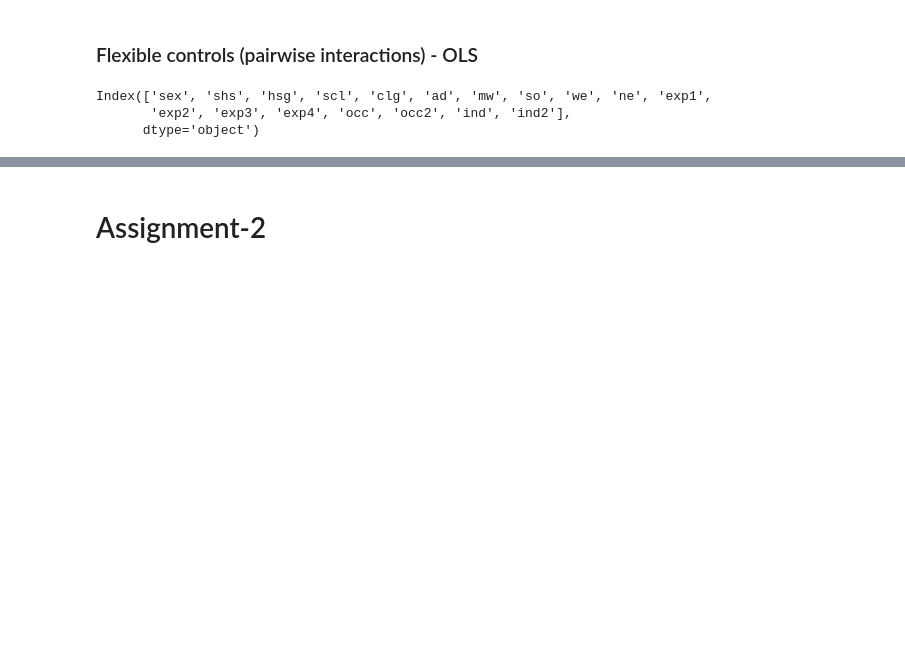
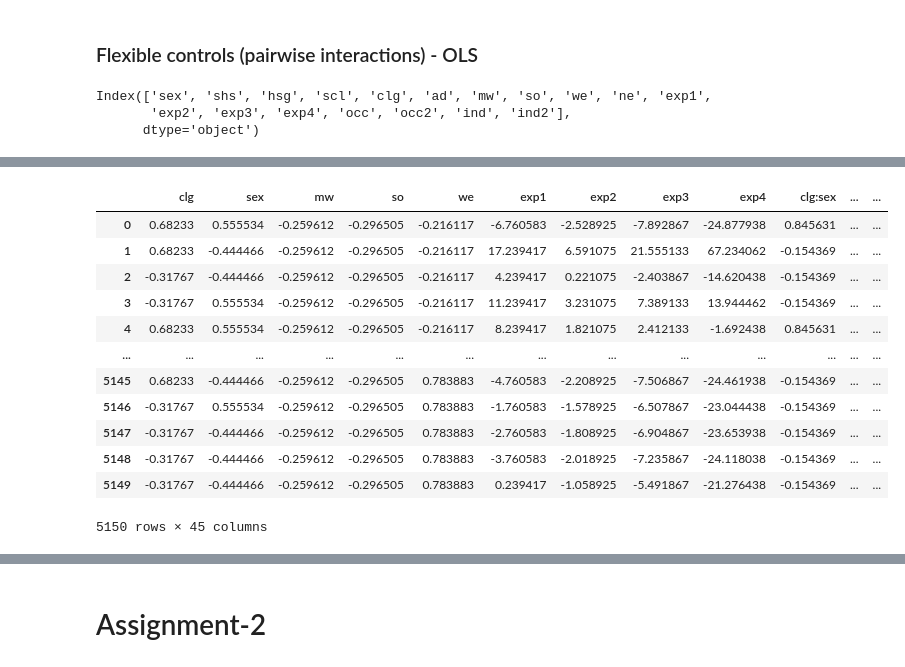
Before and after one commit to pradyumna-singh/MetricsMLNotebooks, a Jupyter notebook: hw/hw-2/HW-2.ipynb, the cells around one changed output, grey strips where cells are left out. Saved outputs shown, nothing was run; the diff lists cells and outputs as text; code cells hidden in the pictures; blank space fills up the shorter version.

```diff
--- a/hw/hw-2/HW-2.ipynb
+++ b/hw/hw-2/HW-2.ipynb
@@ -129,18 +223,4 @@ Index(['sex', 'shs', 'hsg', 'scl', 'clg', 'ad', 'mw', 'so', 'we', 'ne', 'exp1',
 # %%
-Zcontrols = patsy.dmatrix('0 + (shs+hsg+scl+clg+C(occ2)+C(ind2)+mw+so+we+exp1+exp2+exp3+exp4)**2',
+X = patsy.dmatrix('0 + (clg+sex+mw+so+we+exp1+exp2+exp3+exp4)**2',
                            Z, return_type='dataframe')
-
-Zcontrols = Zcontrols - Zcontrols.mean(axis=0)
+X = X - X.mean(axis=0)
-# %%
-ira_formula = "0 + (sex+mw+so+we+exp1+exp2+exp3+exp4+C(occ2)+C(ind2))**2"
-X = patsy.dmatrix(ira_formula, Z, return_type='dataframe')
-X.columns = [f'x{t}' for t in range(X.shape[1])] # clean column names
-X = (X - X.mean(axis=0)) # demean all control covariates
-
-# # construct interactions of treatment and (de-meaned covariates, 1)
-ira_formula = "clg * ("+ "+".join(X.columns) + ")"
-X['clg'] = Z['clg']
-X = patsy.dmatrix(ira_formula, X, return_type='dataframe')
-ira = sm.OLS(np.log(data[["wage"]]), X)
-ira_results = ira.fit(cov_type="HC1")
-ira_results.summary()
@@ -209,0 +241,16 @@ list(control_fit_extra.params.index)
+# %%
+X
+# %% [output]
+|  | clg | sex | mw | so | we | exp1 | exp2 | exp3 | exp4 | clg:sex | ... | ... |
+| 0 | 0.68233 | 0.555534 | -0.259612 | -0.296505 | -0.216117 | -6.760583 | -2.528925 | -7.892867 | -24.877938 | 0.845631 | ... | ... |
+| 1 | 0.68233 | -0.444466 | -0.259612 | -0.296505 | -0.216117 | 17.239417 | 6.591075 | 21.555133 | 67.234062 | -0.154369 | ... | ... |
+| 2 | -0.31767 | -0.444466 | -0.259612 | -0.296505 | -0.216117 | 4.239417 | 0.221075 | -2.403867 | -14.620438 | -0.154369 | ... | ... |
+| 3 | -0.31767 | 0.555534 | -0.259612 | -0.296505 | -0.216117 | 11.239417 | 3.231075 | 7.389133 | 13.944462 | -0.154369 | ... | ... |
+| 4 | 0.68233 | 0.555534 | -0.259612 | -0.296505 | -0.216117 | 8.239417 | 1.821075 | 2.412133 | -1.692438 | 0.845631 | ... | ... |
+| ... | ... | ... | ... | ... | ... | ... | ... | ... | ... | ... | ... | ... |
+| 5145 | 0.68233 | -0.444466 | -0.259612 | -0.296505 | 0.783883 | -4.760583 | -2.208925 | -7.506867 | -24.461938 | -0.154369 | ... | ... |
+| 5146 | -0.31767 | 0.555534 | -0.259612 | -0.296505 | 0.783883 | -1.760583 | -1.578925 | -6.507867 | -23.044438 | -0.154369 | ... | ... |
+| 5147 | -0.31767 | -0.444466 | -0.259612 | -0.296505 | 0.783883 | -2.760583 | -1.808925 | -6.904867 | -23.653938 | -0.154369 | ... | ... |
+| 5148 | -0.31767 | -0.444466 | -0.259612 | -0.296505 | 0.783883 | -3.760583 | -2.018925 | -7.235867 | -24.118038 | -0.154369 | ... | ... |
+| 5149 | -0.31767 | -0.444466 | -0.259612 | -0.296505 | 0.783883 | 0.239417 | -1.058925 | -5.491867 | -21.276438 | -0.154369 | ... | ... |
+5150 rows × 45 columns
```
Also changed, not shown: parts of 39 cells of this notebook.
